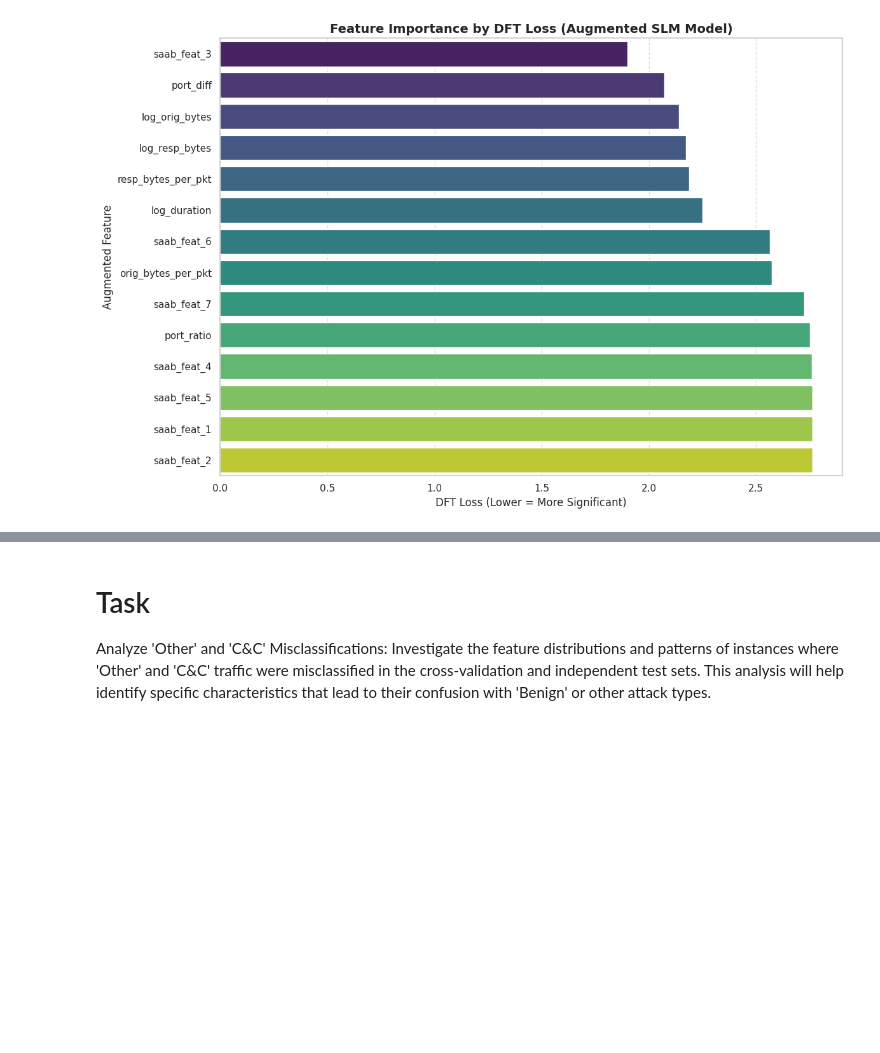
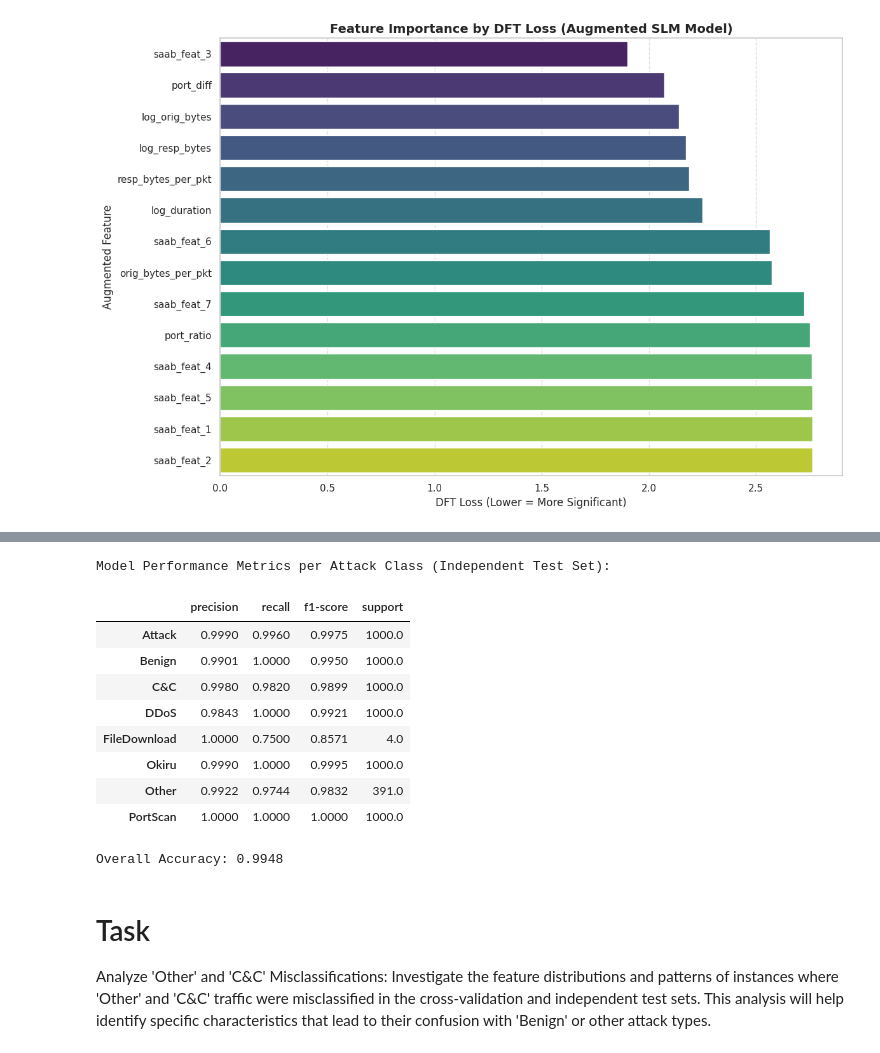
Before and after one commit to Janpu-Hou/Green-Learning-Basic, a Jupyter notebook: IoT23_SLM_Saab.ipynb, the cells around one changed output, grey strips where cells are left out. Drawn from its saved outputs; the diff is of its cells as text; code cells hidden in the pictures; blank space fills up the shorter version.

```diff
--- a/IoT23_SLM_Saab.ipynb
+++ b/IoT23_SLM_Saab.ipynb
@@ -2651,3 +2721,38 @@ Saved augmented feature importance plot to 'augmented_feature_importance_dft_los
+# %%
+import pandas as pd
+from sklearn.metrics import classification_report
+
+# Assuming y_test_true and y_pred_test are available from the independent test set evaluation.
+# If not, the previous cell '208d8c47' needs to be executed.
+
+# Generate the classification report as a dictionary
+report_dict = classification_report(y_test_true, y_pred_test, output_dict=True, zero_division=0)
+
+# Convert the report dictionary to a DataFrame
+# Exclude 'accuracy', 'macro avg', and 'weighted avg' for the class-wise table
+class_metrics = {
+    label: report_dict[label] for label in report_dict if label not in ['accuracy', 'macro avg', 'weighted avg']
+}
+df_performance_summary = pd.DataFrame(class_metrics).T
+
+# Add 'Overall Accuracy' as a separate entry or as a footer in the display
+overall_accuracy = report_dict['accuracy']
+
+print("Model Performance Metrics per Attack Class (Independent Test Set):")
+display(df_performance_summary.round(4))
+print(f"\nOverall Accuracy: {overall_accuracy:.4f}")
+# %% [output]
+Model Performance Metrics per Attack Class (Independent Test Set):
+|  | precision | recall | f1-score | support |
+| Attack | 0.9990 | 0.9960 | 0.9975 | 1000.0 |
+| Benign | 0.9901 | 1.0000 | 0.9950 | 1000.0 |
+| C&C | 0.9980 | 0.9820 | 0.9899 | 1000.0 |
+| DDoS | 0.9843 | 1.0000 | 0.9921 | 1000.0 |
+| FileDownload | 1.0000 | 0.7500 | 0.8571 | 4.0 |
+| Okiru | 0.9990 | 1.0000 | 0.9995 | 1000.0 |
+| Other | 0.9922 | 0.9744 | 0.9832 | 391.0 |
+| PortScan | 1.0000 | 1.0000 | 1.0000 | 1000.0 |
+Overall Accuracy: 0.9948
 # %% [markdown]
 # Task
 Analyze 'Other' and 'C&C' Misclassifications: Investigate the feature distributions and patterns of instances where 'Other' and 'C&C' traffic were misclassified in the cross-validation and independent test sets. This analysis will help identify specific characteristics that lead to their confusion with 'Benign' or other attack types.
```
Also changed, not shown: parts of 22 cells of this notebook.
